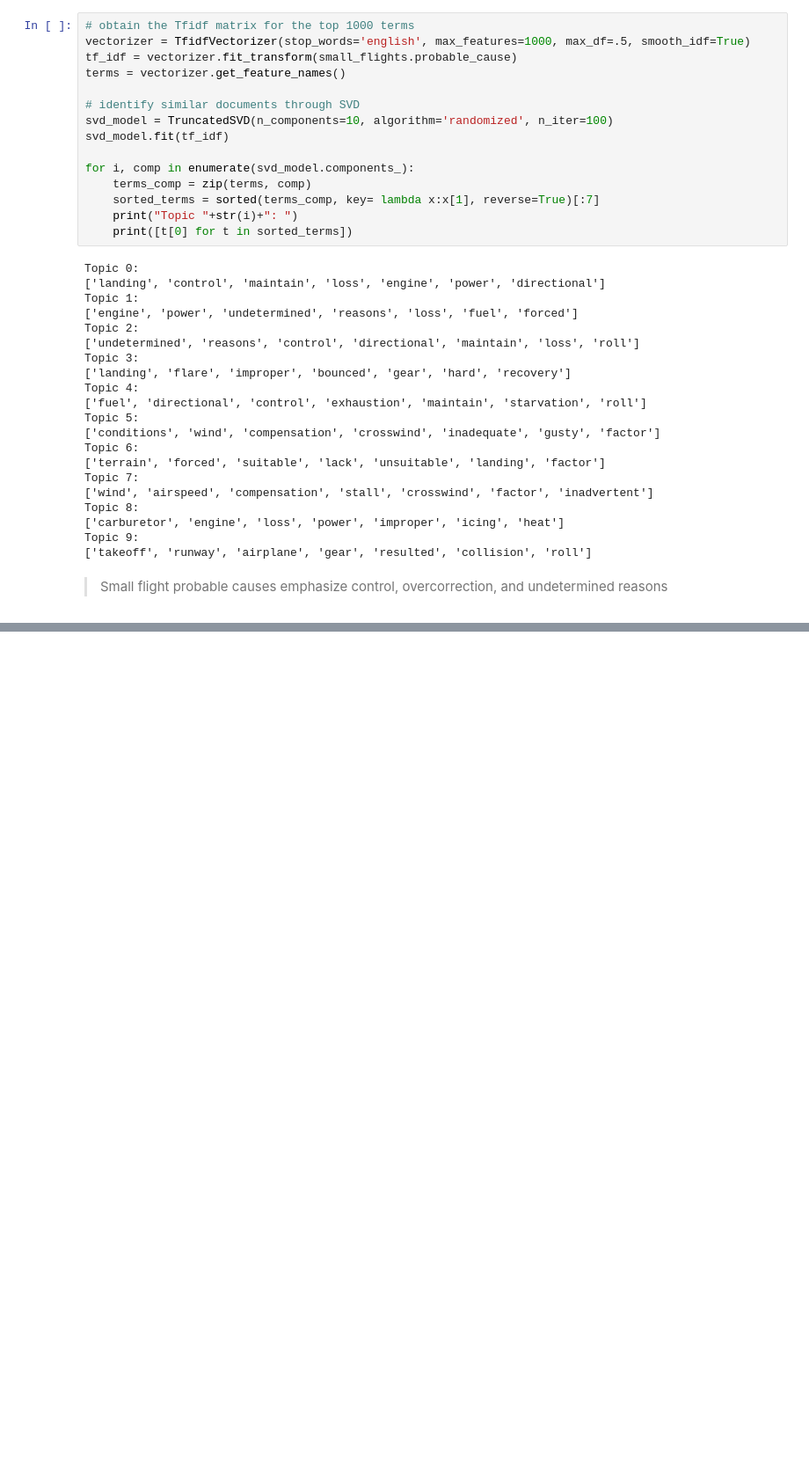
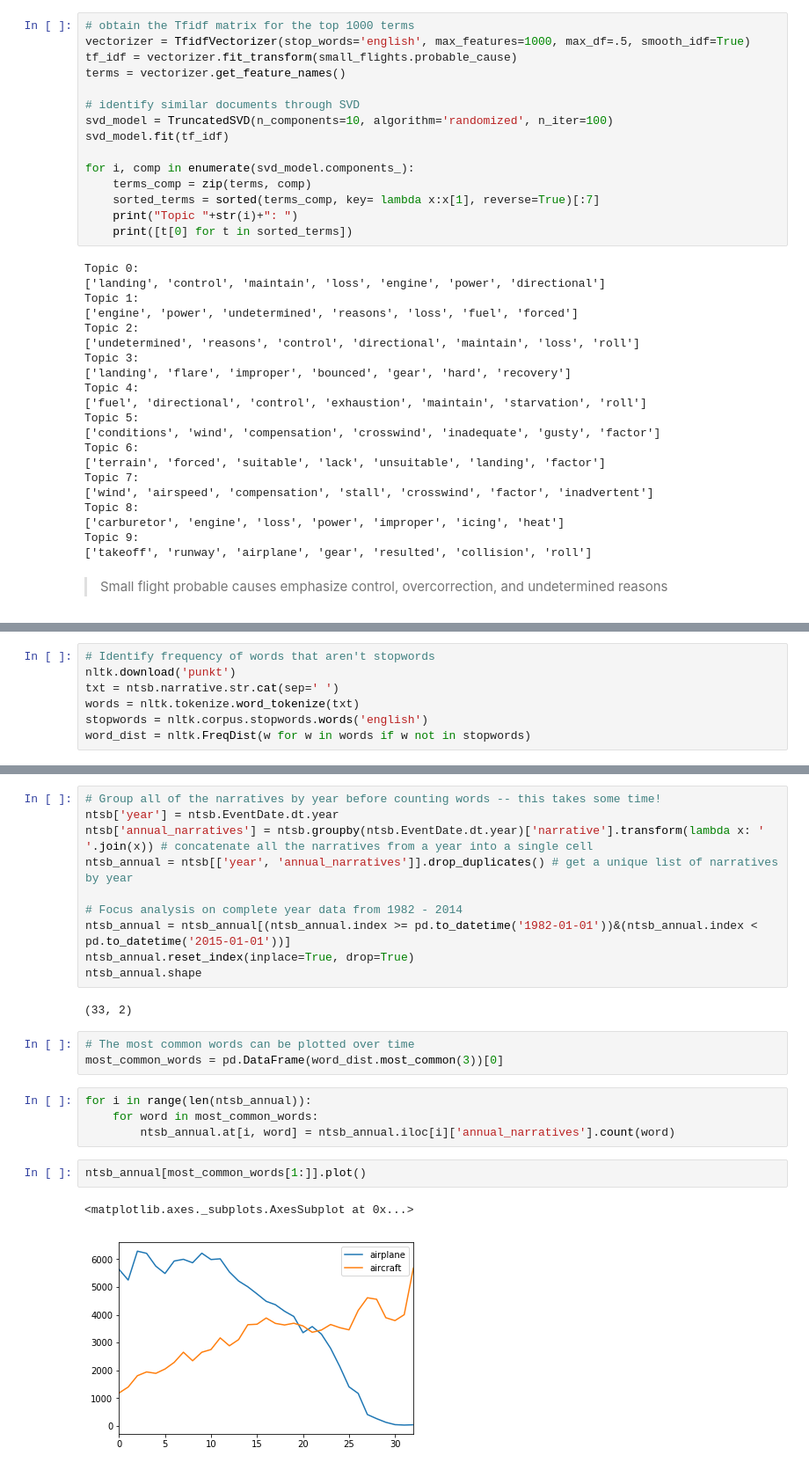
Before and after one commit to shreyejsaxena/data-scientist-exercise02, a Jupyter notebook: NTSB Analysis.ipynb, the cells around one changed output, grey strips where cells are left out. Shown: that part at 88% size. Cells and saved outputs as stored; diff of their text form; blank space fills up the shorter version.

```diff
--- a/NTSB Analysis.ipynb
+++ b/NTSB Analysis.ipynb
@@ -585,0 +441,7 @@ ntsb.head()
+# %%
+# Identify frequency of words that aren't stopwords
+nltk.download('punkt')
+txt = ntsb.narrative.str.cat(sep=' ')
+words = nltk.tokenize.word_tokenize(txt)
+stopwords = nltk.corpus.stopwords.words('english')
+word_dist = nltk.FreqDist(w for w in words if w not in stopwords)
@@ -585,0 +452,24 @@ ntsb.head()
+# %%
+# Group all of the narratives by year before counting words -- this takes some time!
+ntsb['year'] = ntsb.EventDate.dt.year
+ntsb['annual_narratives'] = ntsb.groupby(ntsb.EventDate.dt.year)['narrative'].transform(lambda x: ' '.join(x)) # concatenate all the narratives from a year into a single cell
+ntsb_annual = ntsb[['year', 'annual_narratives']].drop_duplicates() # get a unique list of narratives by year
+
+# Focus analysis on complete year data from 1982 - 2014
+ntsb_annual = ntsb_annual[(ntsb_annual.index >= pd.to_datetime('1982-01-01'))&(ntsb_annual.index < pd.to_datetime('2015-01-01'))]
+ntsb_annual.reset_index(inplace=True, drop=True)
+ntsb_annual.shape
+# %% [output]
+(33, 2)
+# %%
+# The most common words can be plotted over time
+most_common_words = pd.DataFrame(word_dist.most_common(3))[0]
+# %%
+for i in range(len(ntsb_annual)):
+    for word in most_common_words:
+        ntsb_annual.at[i, word] = ntsb_annual.iloc[i]['annual_narratives'].count(word)
+# %%
+ntsb_annual[most_common_words[1:]].plot()
+# %% [output]
+<matplotlib.axes._subplots.AxesSubplot at 0x...>
+[figure, added]
```
Also changed, not shown: parts of 44 cells of this notebook.
